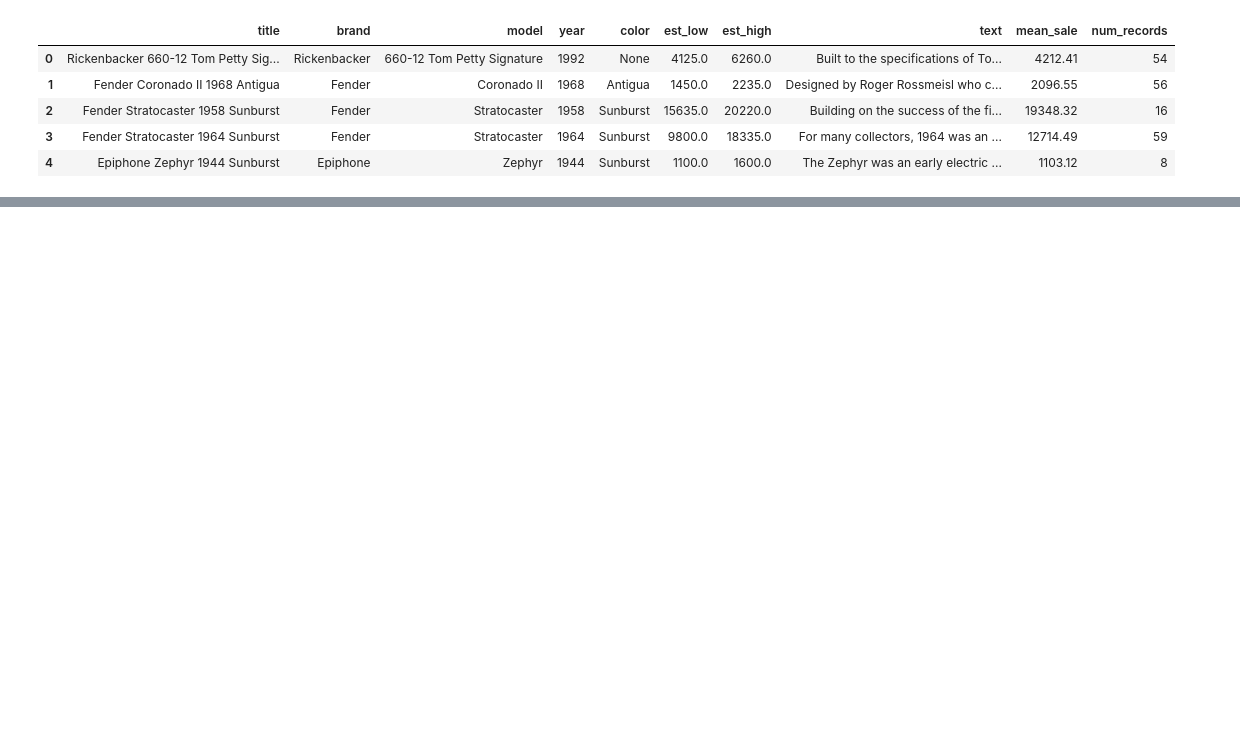
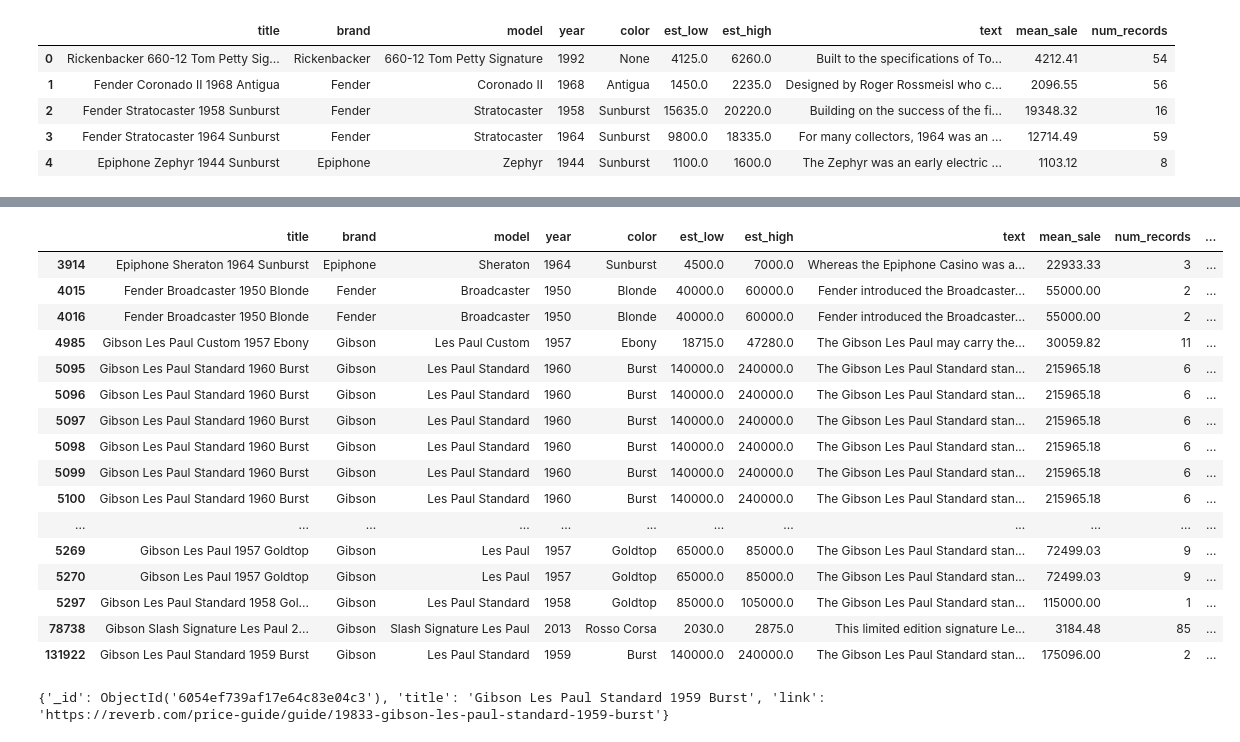
Before and after one commit to n-sweep/galvanize_capstone_2, a Jupyter notebook: exploration.ipynb, the cells around one changed output, grey strips where cells are left out. Saved outputs shown, nothing was run; the diff lists cells and outputs as text; code cells hidden in the pictures; blank space fills up the shorter version.

```diff
--- a/exploration.ipynb
+++ b/exploration.ipynb
@@ -193,0 +387,25 @@ data_df[(data_df['year'] == 2012)]# & (data_df['year_str'] == '2012')]
+# %%
+merge_df[merge_df['price'] > 50000]
+# %% [output]
+|  | title | brand | model | year | color | est_low | est_high | text | mean_sale | num_records | ... |
+| 3914 | Epiphone Sheraton 1964 Sunburst | Epiphone | Sheraton | 1964 | Sunburst | 4500.0 | 7000.0 | Whereas the Epiphone Casino was a... | 22933.33 | 3 | ... |
+| 4015 | Fender Broadcaster 1950 Blonde | Fender | Broadcaster | 1950 | Blonde | 40000.0 | 60000.0 | Fender introduced the Broadcaster... | 55000.00 | 2 | ... |
+| 4016 | Fender Broadcaster 1950 Blonde | Fender | Broadcaster | 1950 | Blonde | 40000.0 | 60000.0 | Fender introduced the Broadcaster... | 55000.00 | 2 | ... |
+| 4985 | Gibson Les Paul Custom 1957 Ebony | Gibson | Les Paul Custom | 1957 | Ebony | 18715.0 | 47280.0 | The Gibson Les Paul may carry the... | 30059.82 | 11 | ... |
+| 5095 | Gibson Les Paul Standard 1960 Burst | Gibson | Les Paul Standard | 1960 | Burst | 140000.0 | 240000.0 | The Gibson Les Paul Standard stan... | 215965.18 | 6 | ... |
+| 5096 | Gibson Les Paul Standard 1960 Burst | Gibson | Les Paul Standard | 1960 | Burst | 140000.0 | 240000.0 | The Gibson Les Paul Standard stan... | 215965.18 | 6 | ... |
+| 5097 | Gibson Les Paul Standard 1960 Burst | Gibson | Les Paul Standard | 1960 | Burst | 140000.0 | 240000.0 | The Gibson Les Paul Standard stan... | 215965.18 | 6 | ... |
+| 5098 | Gibson Les Paul Standard 1960 Burst | Gibson | Les Paul Standard | 1960 | Burst | 140000.0 | 240000.0 | The Gibson Les Paul Standard stan... | 215965.18 | 6 | ... |
+| 5099 | Gibson Les Paul Standard 1960 Burst | Gibson | Les Paul Standard | 1960 | Burst | 140000.0 | 240000.0 | The Gibson Les Paul Standard stan... | 215965.18 | 6 | ... |
+| 5100 | Gibson Les Paul Standard 1960 Burst | Gibson | Les Paul Standard | 1960 | Burst | 140000.0 | 240000.0 | The Gibson Les Paul Standard stan... | 215965.18 | 6 | ... |
+| ... | ... | ... | ... | ... | ... | ... | ... | ... | ... | ... | ... |
+| 5269 | Gibson Les Paul 1957 Goldtop | Gibson | Les Paul | 1957 | Goldtop | 65000.0 | 85000.0 | The Gibson Les Paul Standard stan... | 72499.03 | 9 | ... |
+| 5270 | Gibson Les Paul 1957 Goldtop | Gibson | Les Paul | 1957 | Goldtop | 65000.0 | 85000.0 | The Gibson Les Paul Standard stan... | 72499.03 | 9 | ... |
+| 5297 | Gibson Les Paul Standard 1958 Gol... | Gibson | Les Paul Standard | 1958 | Goldtop | 85000.0 | 105000.0 | The Gibson Les Paul Standard stan... | 115000.00 | 1 | ... |
+| 78738 | Gibson Slash Signature Les Paul 2... | Gibson | Slash Signature Les Paul | 2013 | Rosso Corsa | 2030.0 | 2875.0 | This limited edition signature Le... | 3184.48 | 85 | ... |
+| 131922 | Gibson Les Paul Standard 1959 Burst | Gibson | Les Paul Standard | 1959 | Burst | 140000.0 | 240000.0 | The Gibson Les Paul Standard stan... | 175096.00 | 2 | ... |
+# %%
+for doc in link_coll.find({'title': 'Gibson Les Paul Standard 1959 Burst'}, {'html': 0}):
+    print(doc)
+# %% [output]
+{'_id': ObjectId('6054ef739af17e64c83e04c3'), 'title': 'Gibson Les Paul Standard 1959 Burst', 'link': 'https://reverb.com/price-guide/guide/19833-gibson-les-paul-standard-1959-burst'}
```
Also changed, not shown: parts of 54 cells of this notebook, 3 other files.
